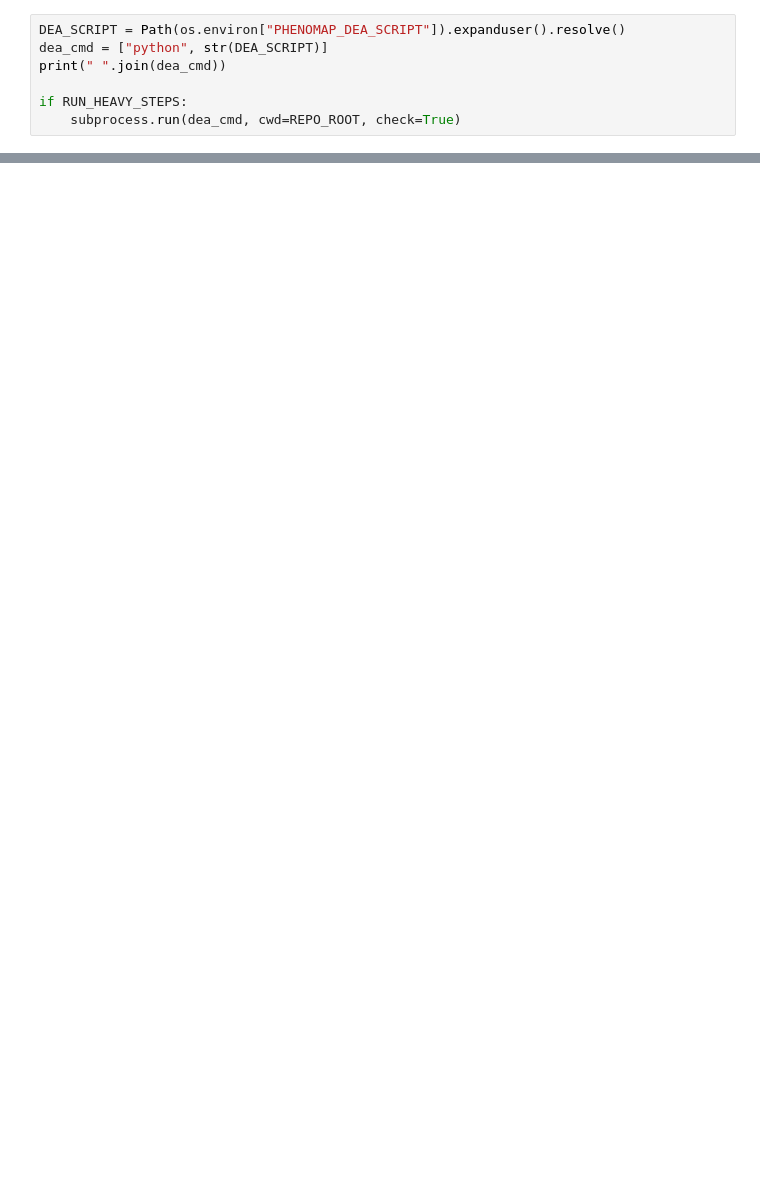
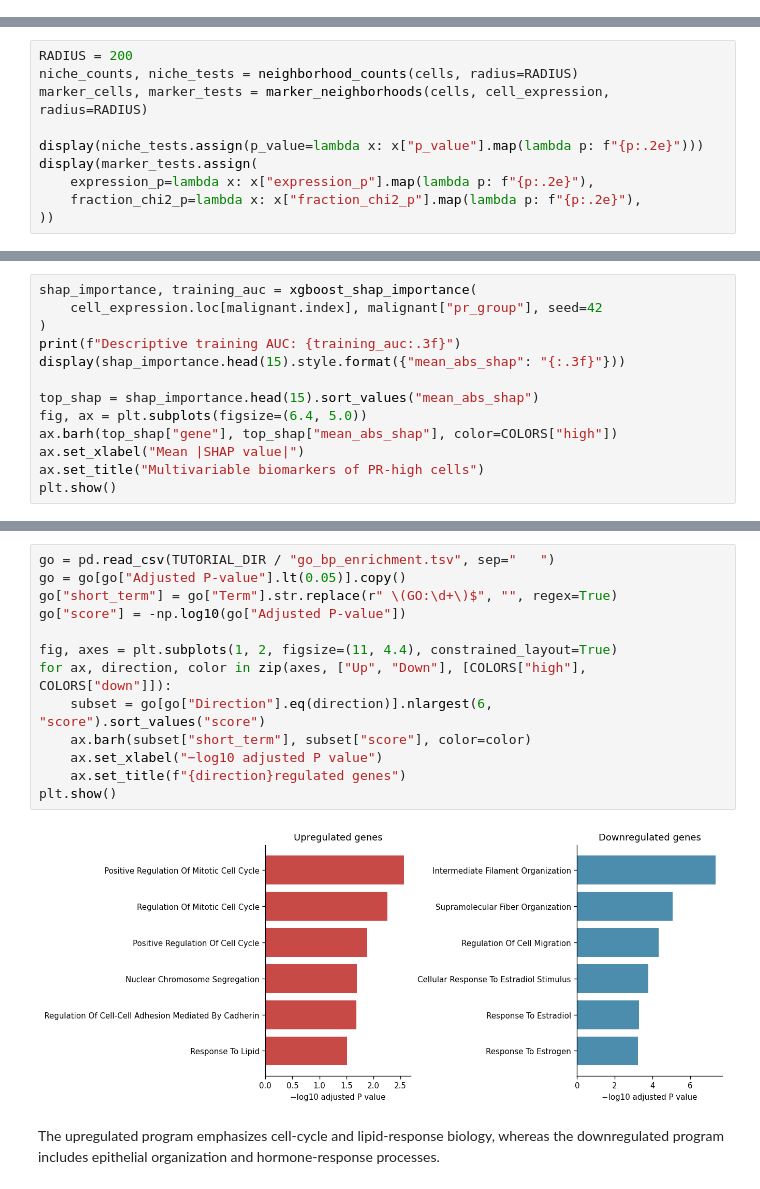
Before and after one commit to shuailinxue/PhenoMap, a Jupyter notebook: docs/source/tutorials/04_clinical_phenotype_analysis/index.ipynb, the cells around one changed output, grey strips where cells are left out. Saved outputs shown, nothing was run; the diff lists cells and outputs as text; blank space fills up the shorter version.

```diff
--- a/docs/source/tutorials/04_clinical_phenotype_analysis/index.ipynb
+++ b/docs/source/tutorials/04_clinical_phenotype_analysis/index.ipynb
@@ -66,7 +0,0 @@ The discovery step restricts to cancer epithelial cells, compares the highest ph
-# %%
-DEA_SCRIPT = Path(os.environ["PHENOMAP_DEA_SCRIPT"]).expanduser().resolve()
-dea_cmd = ["python", str(DEA_SCRIPT)]
-print(" ".join(dea_cmd))
-
-if RUN_HEAVY_STEPS:
-    subprocess.run(dea_cmd, cwd=REPO_ROOT, check=True)
@@ -334,0 +156,10 @@ GSE7390 MFS
+# %%
+RADIUS = 200
+niche_counts, niche_tests = neighborhood_counts(cells, radius=RADIUS)
+marker_cells, marker_tests = marker_neighborhoods(cells, cell_expression, radius=RADIUS)
+
+display(niche_tests.assign(p_value=lambda x: x["p_value"].map(lambda p: f"{p:.2e}")))
+display(marker_tests.assign(
+    expression_p=lambda x: x["expression_p"].map(lambda p: f"{p:.2e}"),
+    fraction_chi2_p=lambda x: x["fraction_chi2_p"].map(lambda p: f"{p:.2e}"),
+))
@@ -334,0 +314,13 @@ GSE7390 MFS
+# %%
+shap_importance, training_auc = xgboost_shap_importance(
+    cell_expression.loc[malignant.index], malignant["pr_group"], seed=42
+)
+print(f"Descriptive training AUC: {training_auc:.3f}")
+display(shap_importance.head(15).style.format({"mean_abs_shap": "{:.3f}"}))
+
+top_shap = shap_importance.head(15).sort_values("mean_abs_shap")
+fig, ax = plt.subplots(figsize=(6.4, 5.0))
+ax.barh(top_shap["gene"], top_shap["mean_abs_shap"], color=COLORS["high"])
+ax.set_xlabel("Mean |SHAP value|")
+ax.set_title("Multivariable biomarkers of PR-high cells")
+plt.show()
@@ -334,0 +352,17 @@ GSE7390 MFS
+# %%
+go = pd.read_csv(TUTORIAL_DIR / "go_bp_enrichment.tsv", sep="	")
+go = go[go["Adjusted P-value"].lt(0.05)].copy()
+go["short_term"] = go["Term"].str.replace(r" \(GO:\d+\)$", "", regex=True)
+go["score"] = -np.log10(go["Adjusted P-value"])
+
+fig, axes = plt.subplots(1, 2, figsize=(11, 4.4), constrained_layout=True)
+for ax, direction, color in zip(axes, ["Up", "Down"], [COLORS["high"], COLORS["down"]]):
+    subset = go[go["Direction"].eq(direction)].nlargest(6, "score").sort_values("score")
+    ax.barh(subset["short_term"], subset["score"], color=color)
+    ax.set_xlabel("−log10 adjusted P value")
+    ax.set_title(f"{direction}regulated genes")
+plt.show()
+# %% [output]
+[figure, added]
+# %% [markdown]
+The upregulated program emphasizes cell-cycle and lipid-response biology, whereas the downregulated program includes epithelial organization and hormone-response processes.
```
Also changed, not shown: parts of 42 cells of this notebook, 4 other files.
